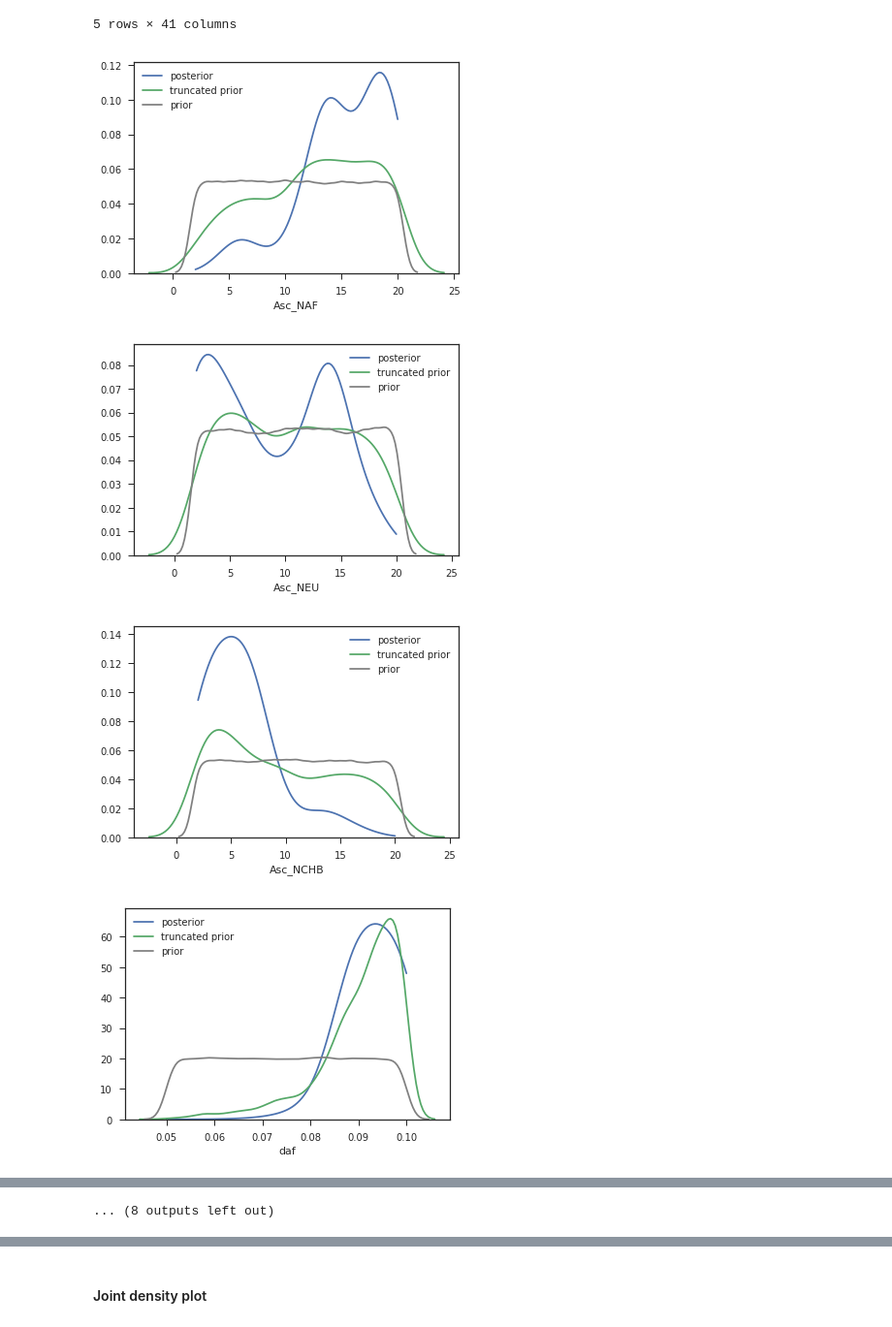
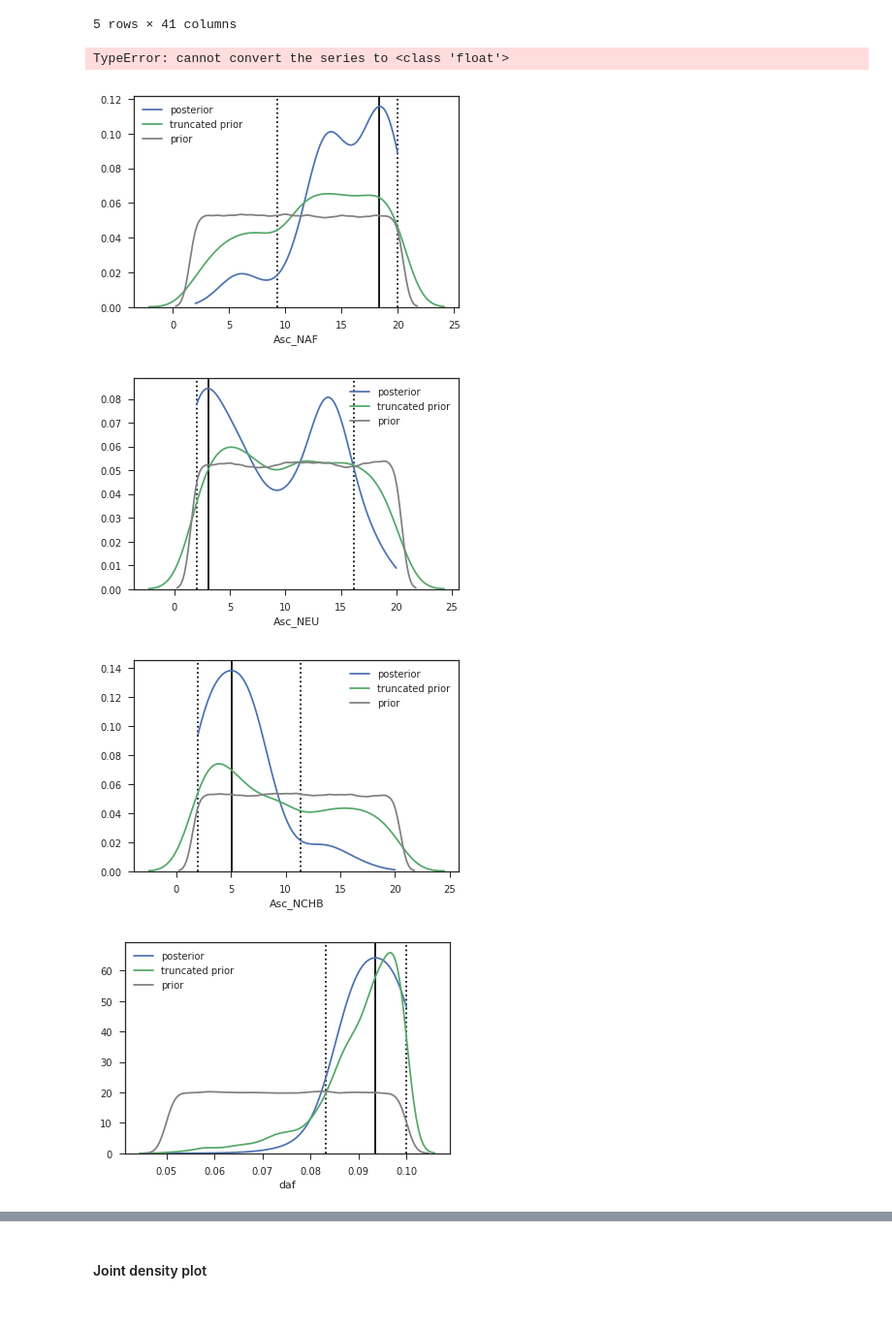
Before and after one commit to agladstein/ABC_results_AJ, a Jupyter notebook: genome_AJmodels/assess_ABCtoolbox.ipynb, the cells around one changed output, grey strips where cells are left out. Shown at 97% size. Saved outputs shown, nothing was run; the diff lists cells and outputs as text; code cells hidden in the pictures.

```diff
--- a/genome_AJmodels/assess_ABCtoolbox.ipynb
+++ b/genome_AJmodels/assess_ABCtoolbox.ipynb
@@ -195,7 +195,7 @@ def get_col_names(ints, df):
     return names
 
 
-def plot_param_densities(posterior, truncated, prior, param):
+def plot_param_densities(posterior, truncated, prior, df_chrs_reformat, param):
     """
     Use matplotlib and seaborn to plot prior, truncated, and posterior distributions of parameter.
     :param posterior: dataframe of ABCtoolbox *MarginalPosteriorDensities_Obs0.txt
@@ -203,11 +203,21 @@ def plot_param_densities(posterior, truncated, prior, param):
     :param prior: dataframe of simulation input for ABCtoolbox
     :param param: string parameter name, which is the column name in the dataframes
     """
+
+    mode = float(df_chrs_reformat['mode'].loc[df_chrs_reformat['param'] == param])
+    HDI90_lower = float(df_chrs_reformat['HDI90_lower'].loc[df_chrs_reformat['param'] == param])
+    HDI90_upper = float(df_chrs_reformat['HDI90_upper'].loc[df_chrs_reformat['param'] == param])
+
     plt.figure()
     plt.xlabel(param);
     plt.plot(posterior[param], posterior['{}.density'.format(param)], label = 'posterior');
     sns.kdeplot(truncated[param], label = 'truncated prior');
     sns.kdeplot(prior[param], color = 'grey', label = 'prior');
+    ymin, ymax = plt.ylim()
+    plt.vlines(mode, ymin, ymax, colors='black');
+    plt.vlines(HDI90_lower, ymin, ymax, colors='black', linestyle = 'dotted');
+    plt.vlines(HDI90_upper, ymin, ymax, colors='black', linestyle = 'dotted');
+
     return
 
 
@@ -423,9 +441,10 @@ param_indexes = get_param_indexes(params_str)
 params = get_col_names(param_indexes, prior_pls)
 # %%
 for param in params:
-    plot_param_densities(posterior_pls, truncated_pls, prior_pls, param)
+    plot_param_densities(posterior_pls, truncated_pls, prior_pls, df_chrs_reformat, param)
 # %% [output]
+TypeError: cannot convert the series to <class 'float'>
-[figure, old version]
+[figure, new version]
-[figure, old version]
+[figure, new version]
-[figure, old version]
+[figure, new version]
-[figure, old version]
+[figure, new version]
@@ -440 +457,0 @@ for param in params:
-... (8 outputs left out)
```
Also changed, not shown: parts of 2 cells of this notebook, 1 other file.
